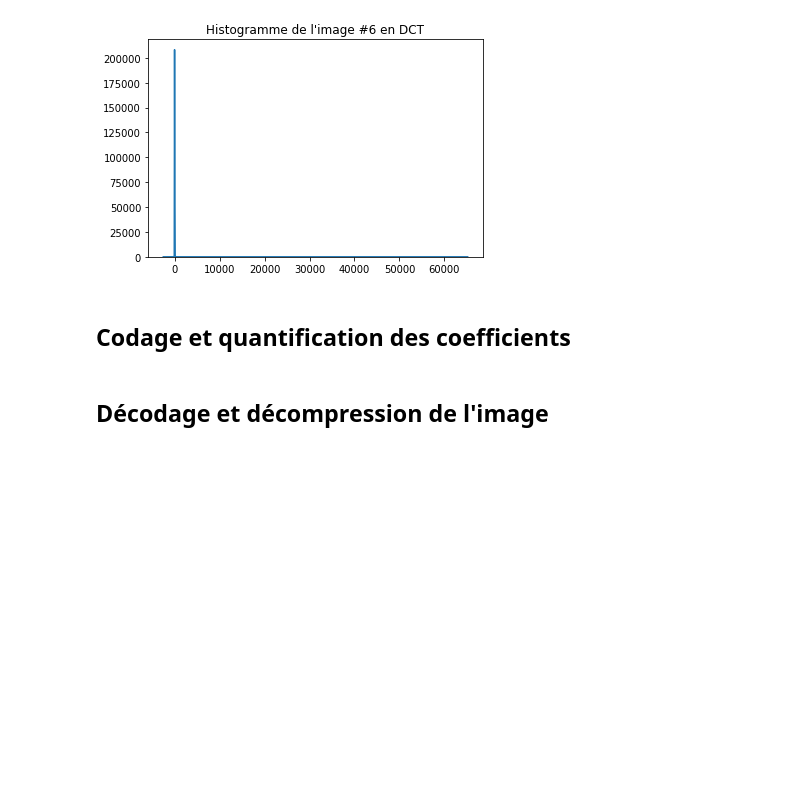
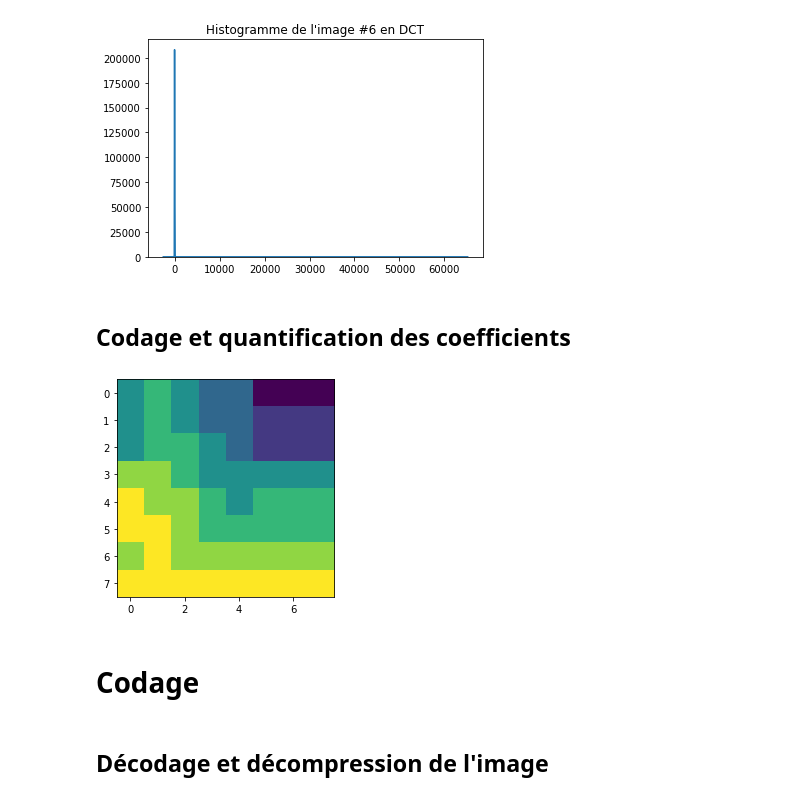
Before and after one commit to AdrienHrdz/compression, a Jupyter notebook: tp Zoe.ipynb, the cells around one changed output. Cells and saved outputs as stored; diff of their text form; code cells hidden in the pictures; blank space fills up the shorter version.

```diff
--- a/tp Zoé.ipynb
+++ b/tp Zoe.ipynb
@@ -53,3 +54,18 @@ Text(0.5, 1.0, "Histogramme de l'image #6 en DCT")
 [figure]
 # %% [markdown]
 ## **Codage** et **quantification** des coefficients
+# %%
+# Divsion de l'image en blocs de 8*8
+Im = IMAGE_nb #Image qu'on souhaite diviser en blocs
+
+ListImage88 = list()
+
+for i in range (W//8) :
+    for j in range (H//8) :
+        imagette = Im[i*8:(i+1)*8,j*8:(j+1)*8]
+        ListImage88.append(imagette)
+# %%
+plt.imshow(ListImage88[1])
+plt.show()
+# %% [output]
+[figure, added]
@@ -65,0 +98,2 @@ Z = [[16, 11, 10, 16, 24,  40,  51,  61],
+# %% [markdown]
+# Codage
```
Also changed, not shown: parts of 5 cells of this notebook.
